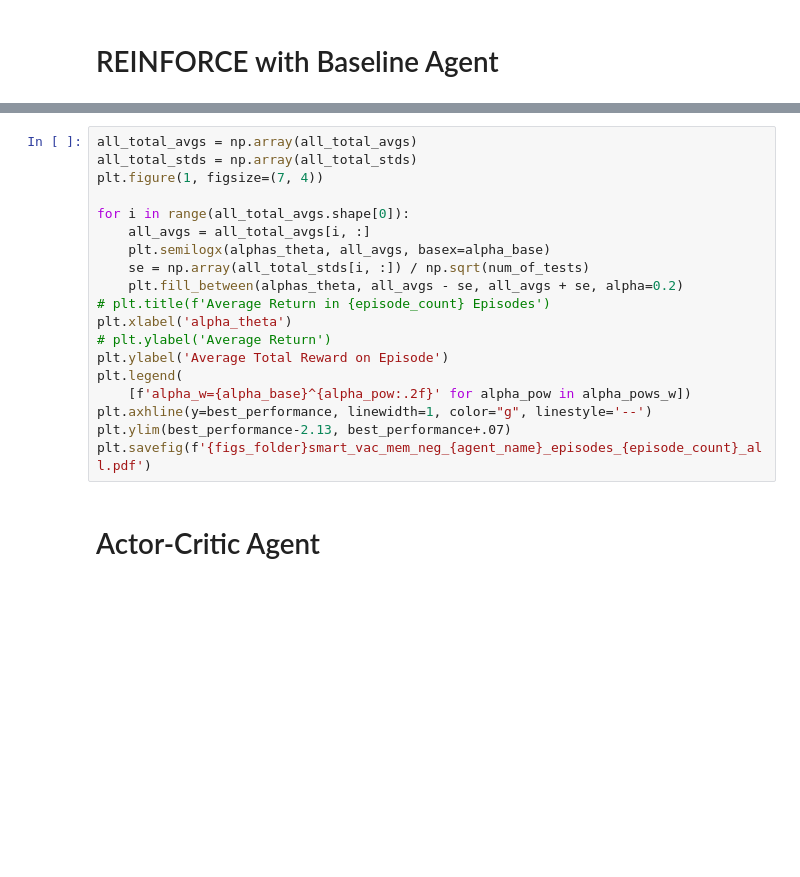
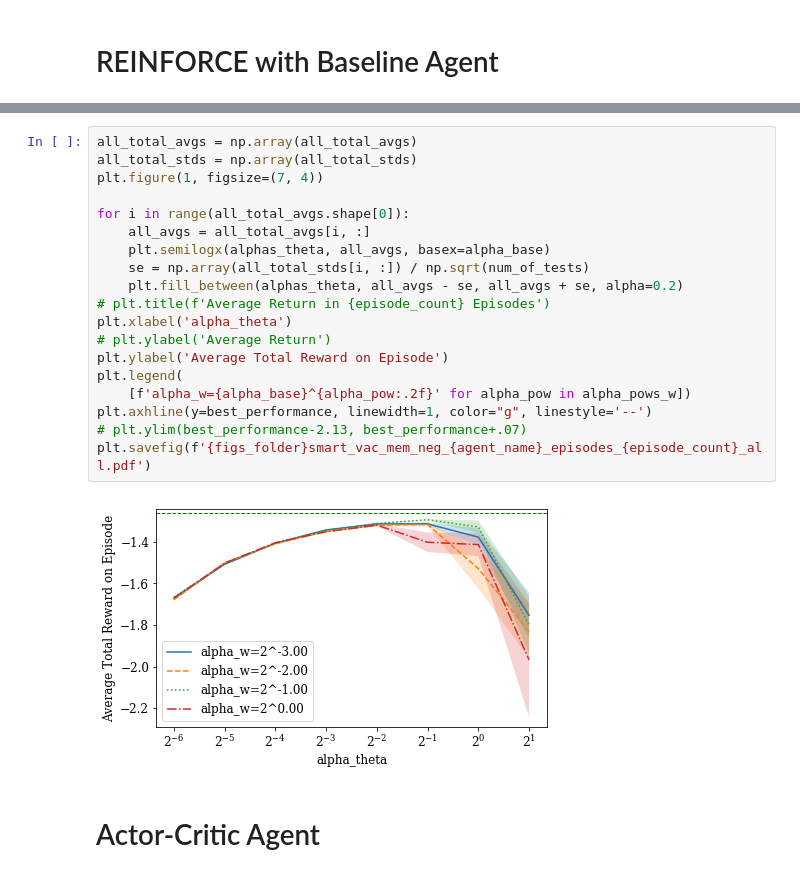
Before and after one commit to nimamahmoudi/rlai-policy-gradient-methods, a Jupyter notebook: final4_smart_vacuum_mem_neg.ipynb, the cells around one changed output, grey strips where cells are left out. Cells and saved outputs as stored; diff of their text form; blank space fills up the shorter version.

```diff
--- a/final4_smart_vacuum_mem_neg.ipynb
+++ b/final4_smart_vacuum_mem_neg.ipynb
@@ -374,21 +377,23 @@ print(results_tmp)
 # %%
 all_total_avgs = np.array(all_total_avgs)
 all_total_stds = np.array(all_total_stds)
 plt.figure(1, figsize=(7, 4))
 
 for i in range(all_total_avgs.shape[0]):
     all_avgs = all_total_avgs[i, :]
     plt.semilogx(alphas_theta, all_avgs, basex=alpha_base)
     se = np.array(all_total_stds[i, :]) / np.sqrt(num_of_tests)
     plt.fill_between(alphas_theta, all_avgs - se, all_avgs + se, alpha=0.2)
 # plt.title(f'Average Return in {episode_count} Episodes')
 plt.xlabel('alpha_theta')
 # plt.ylabel('Average Return')
 plt.ylabel('Average Total Reward on Episode')
 plt.legend(
     [f'alpha_w={alpha_base}^{alpha_pow:.2f}' for alpha_pow in alpha_pows_w])
 plt.axhline(y=best_performance, linewidth=1, color="g", linestyle='--')
-plt.ylim(best_performance-2.13, best_performance+.07)
+# plt.ylim(best_performance-2.13, best_performance+.07)
 plt.savefig(f'{figs_folder}smart_vac_mem_neg_{agent_name}_episodes_{episode_count}_all.pdf')
+# %% [output]
+[figure, added]
 # %% [markdown]
 # Actor-Critic Agent
```
Also changed, not shown: parts of 3 cells of this notebook, 9 other files.
